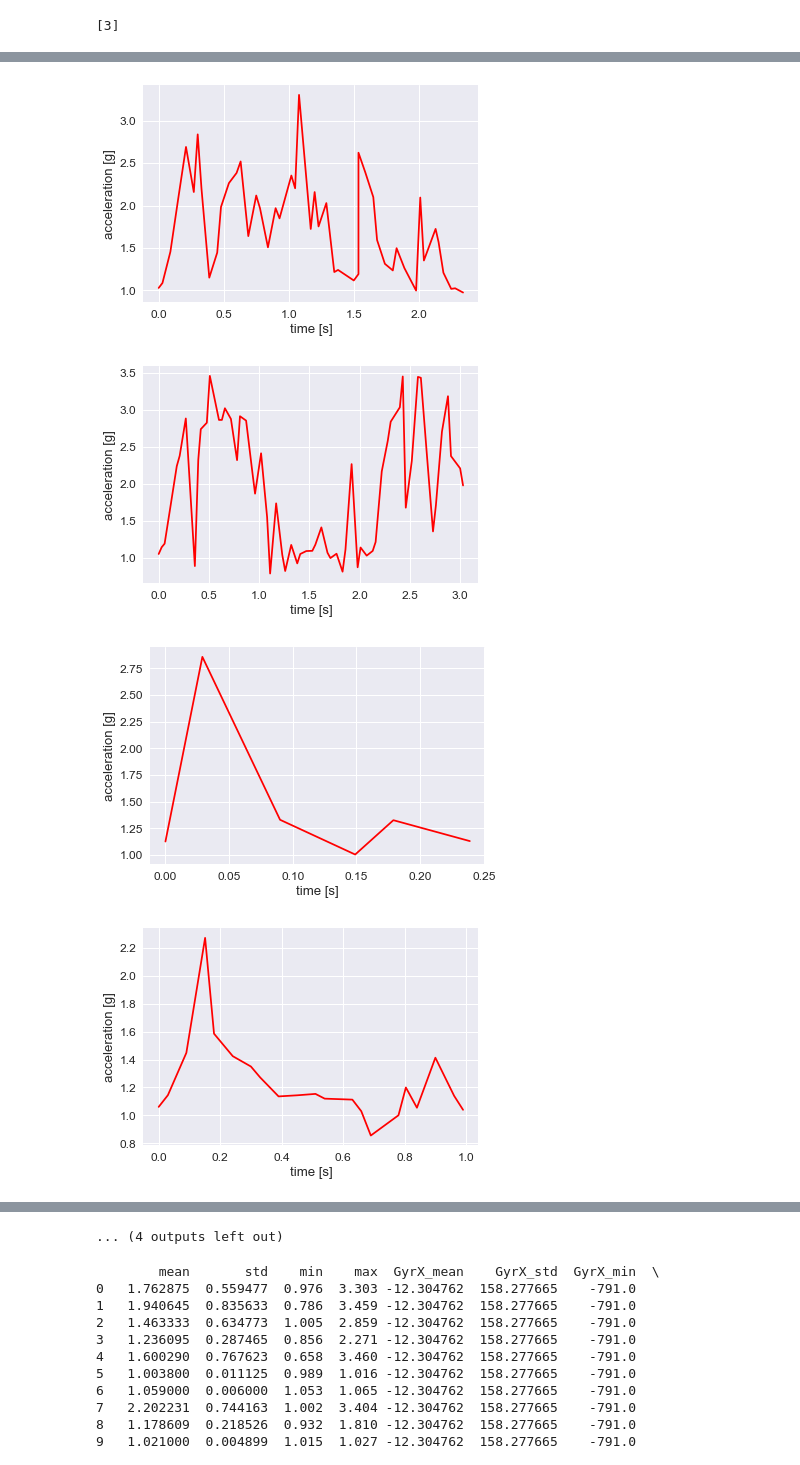
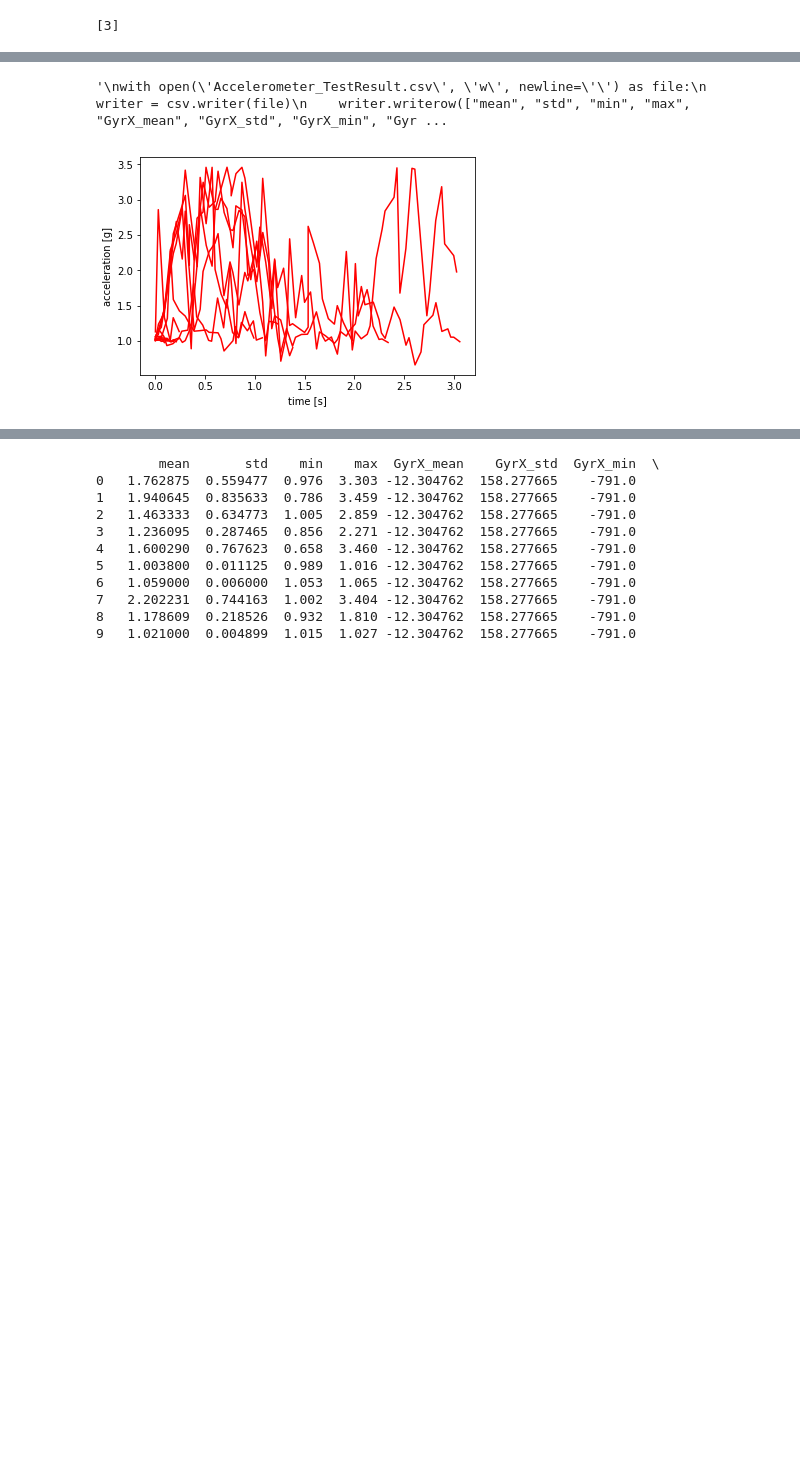
Before and after one commit to Procrastinnovation/Capstone, a Jupyter notebook: Kicking_lowpass.ipynb, the cells around one changed output, grey strips where cells are left out. Drawn from its saved outputs; the diff is of its cells as text; code cells hidden in the pictures; blank space fills up the shorter version.

```diff
--- a/Kicking_lowpass.ipynb
+++ b/Kicking_lowpass.ipynb
@@ -386,7 +386,7 @@ pandas.set_option('display.max_rows', None)
 
 foundStart = False
 foundEnd = False
-print(acc)
+print(df)
 for i, j in enumerate(acc[:-1]):
 
     if (j>1000)and(j < acc[i+1])and(foundStart == False):
@@ -399,7 +399,7 @@ for i, j in enumerate(acc[:-1]):
         foundStart = False
         foundEnd = True
         index.append(end)
-
+        #print("start " + str(start), "end " + str(end))
         acc_copy=acc.iloc[start:end]
         HostTime = df['HostTimestamp']
         HostTime=HostTime.iloc[start:end]
@@ -418,10 +418,11 @@ for i, j in enumerate(acc[:-1]):
         plt.plot(HostTime,acc_copy,'r-')
         plt.xlabel('time [s]')
         plt.ylabel('acceleration [g]')
-        plt.show()
+        #plt.show()
 
-print(index)
 
+
+"""
 with open('Accelerometer_TestResult.csv', 'w', newline='') as file:
     writer = csv.writer(file)
     writer.writerow(["mean", "std", "min", "max", "GyrX_mean", "GyrX_std", "GyrX_min", "GyrX_max"
@@ -429,4 +430,5 @@ with open('Accelerometer_TestResult.csv', 'w', newline='') as file:
                     , "GyrZ_mean", "GyrZ_std", "GyrZ_min", "GyrZ_max"])
     for row in export_list:
         writer.writerow(row)
+"""
 # %% [output]
@@ -450,4 +452,2 @@ dtype: int64
+'\nwith open(\'Accelerometer_TestResult.csv\', \'w\', newline=\'\') as file:\n    writer = csv.writer(file)\n    writer.writerow(["mean", "std", "min", "max", "GyrX_mean", "GyrX_std", "GyrX_min", "Gyr ...
-[figure, old version]
+[figure, new version]
-[figure, removed]
-[figure, removed]
-[figure, removed]
@@ -461,4 +454,3 @@ dtype: int64
-... (4 outputs left out)
 # %%
 %matplotlib inline
 import pandas as pd
```
Also changed, not shown: parts of 1 cell of this notebook, 1 other file.
